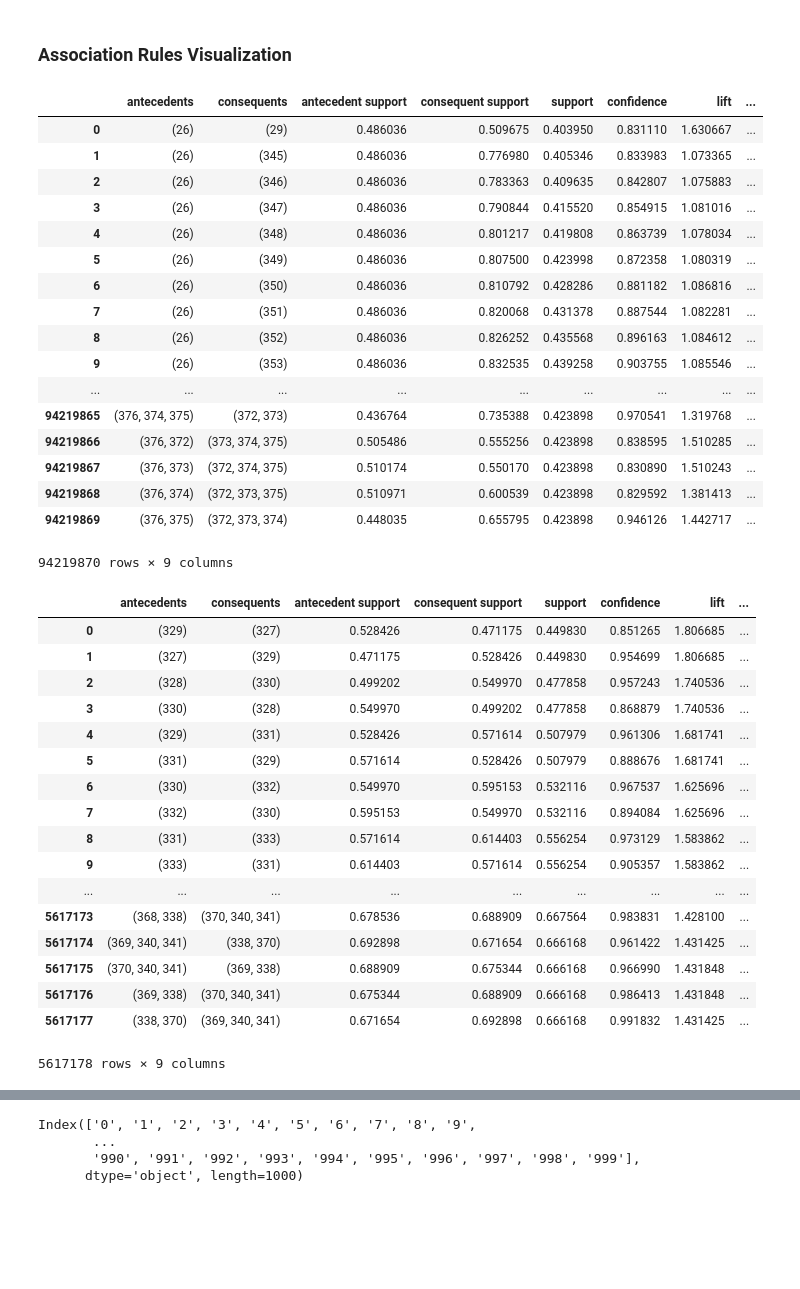
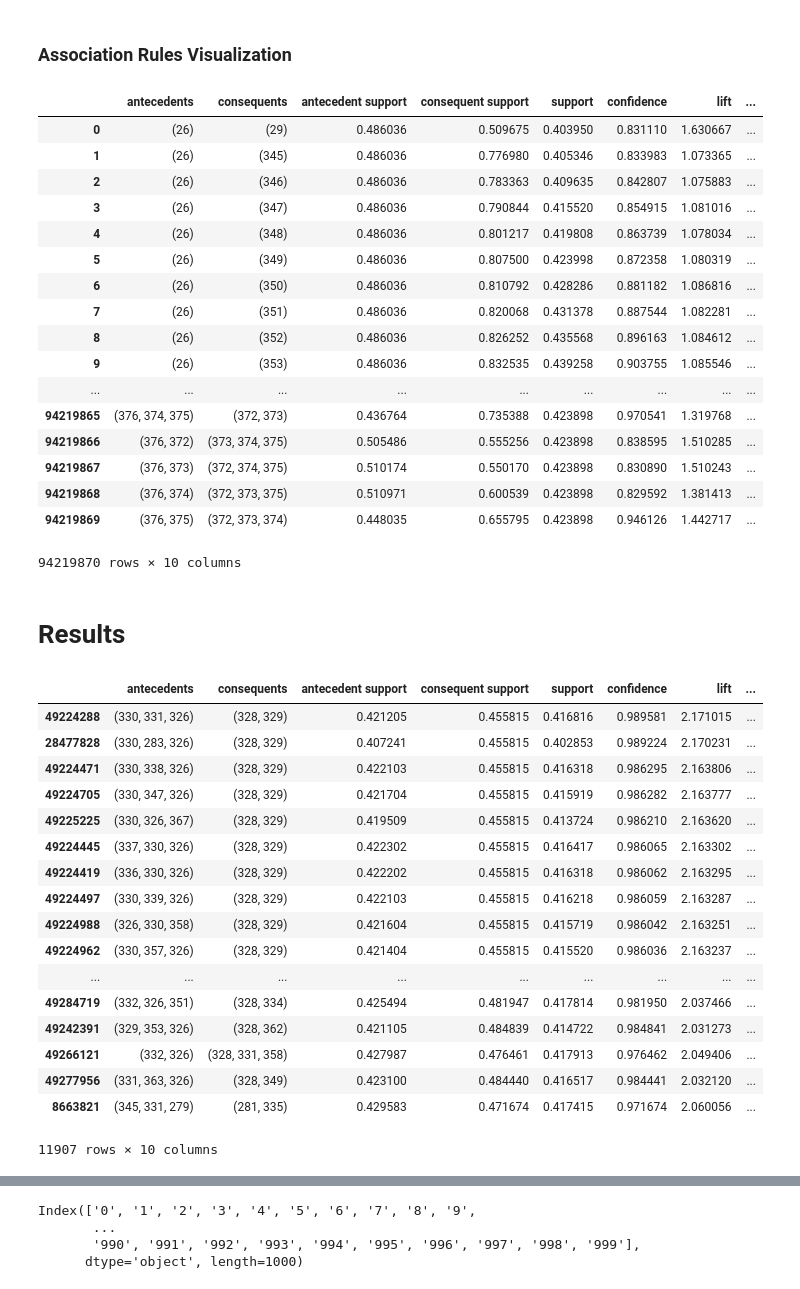
Before and after one commit to Usman095/FragMiner, a Jupyter notebook: fragminer_5_full.ipynb, the cells around one changed output, grey strips where cells are left out. Drawn from its saved outputs; the diff is of its cells as text; code cells hidden in the pictures; blank space fills up the shorter version.

```diff
--- a/fragminer_5_full.ipynb
+++ b/fragminer_5_full.ipynb
@@ -250,7 +250,7 @@ where $Pr [j]$ is the probability of the item $j$ computed as: $support(I) \time
 ### Association Rules Hyperparameters
 # %%
 confidence = 0.80     # Association Rule Confidence
-interest   = 0.20     # Association Rule Interest (leverage)
+intr   = 0.50         # Association Rule Interest (leverage)
 # %% [markdown]
 ### Association Rules
 Using the association rule mining algorithms from: *Agrawal, Rakesh, and Ramakrishnan Srikant. "Fast algorithms for mining association rules." Proc. 20th int. conf. very large data bases, VLDB. Vol. 1215. 1994*. Using implementation from the [mlxtend.association_rules](http://rasbt.github.io/mlxtend/user_guide/frequent_patterns/association_rules/) Python package.
@@ -261,11 +261,8 @@ rules_conf = association_rules(freq_itemsets,
                                min_threshold=confidence,
                                support_only=False)
 # %%
-# Get association rules based on the leverage (interest)
-rules_intr = association_rules(freq_itemsets,
-                               metric='leverage',
-                               min_threshold=interest,
-                               support_only=False)
+# Get association rules based on the interest
+rules_conf['interest'] = rules_conf['confidence'] - rules_conf['consequent support']
 # %% [markdown]
 ### Association Rules Visualization
 # %%
@@ -288,26 +285,32 @@ rules_conf
 | 94219867 | (376, 373) | (372, 374, 375) | 0.510174 | 0.550170 | 0.423898 | 0.830890 | 1.510243 | ... |
 | 94219868 | (376, 374) | (372, 373, 375) | 0.510971 | 0.600539 | 0.423898 | 0.829592 | 1.381413 | ... |
 | 94219869 | (376, 375) | (372, 373, 374) | 0.448035 | 0.655795 | 0.423898 | 0.946126 | 1.442717 | ... |
-94219870 rows × 9 columns
+94219870 rows × 10 columns
-# %%
-rules_intr
-# %% [output]
-|  | antecedents | consequents | antecedent support | consequent support | support | confidence | lift | ... |
-| 0 | (329) | (327) | 0.528426 | 0.471175 | 0.449830 | 0.851265 | 1.806685 | ... |
-| 1 | (327) | (329) | 0.471175 | 0.528426 | 0.449830 | 0.954699 | 1.806685 | ... |
-| 2 | (328) | (330) | 0.499202 | 0.549970 | 0.477858 | 0.957243 | 1.740536 | ... |
-| 3 | (330) | (328) | 0.549970 | 0.499202 | 0.477858 | 0.868879 | 1.740536 | ... |
-| 4 | (329) | (331) | 0.528426 | 0.571614 | 0.507979 | 0.961306 | 1.681741 | ... |
-| 5 | (331) | (329) | 0.571614 | 0.528426 | 0.507979 | 0.888676 | 1.681741 | ... |
-| 6 | (330) | (332) | 0.549970 | 0.595153 | 0.532116 | 0.967537 | 1.625696 | ... |
-| 7 | (332) | (330) | 0.595153 | 0.549970 | 0.532116 | 0.894084 | 1.625696 | ... |
-| 8 | (331) | (333) | 0.571614 | 0.614403 | 0.556254 | 0.973129 | 1.583862 | ... |
-| 9 | (333) | (331) | 0.614403 | 0.571614 | 0.556254 | 0.905357 | 1.583862 | ... |
-| ... | ... | ... | ... | ... | ... | ... | ... | ... |
-| 5617173 | (368, 338) | (370, 340, 341) | 0.678536 | 0.688909 | 0.667564 | 0.983831 | 1.428100 | ... |
-| 5617174 | (369, 340, 341) | (338, 370) | 0.692898 | 0.671654 | 0.666168 | 0.961422 | 1.431425 | ... |
-| 5617175 | (370, 340, 341) | (369, 338) | 0.688909 | 0.675344 | 0.666168 | 0.966990 | 1.431848 | ... |
-| 5617176 | (369, 338) | (370, 340, 341) | 0.675344 | 0.688909 | 0.666168 | 0.986413 | 1.431848 | ... |
-| 5617177 | (338, 370) | (369, 340, 341) | 0.671654 | 0.692898 | 0.666168 | 0.991832 | 1.431425 | ... |
-5617178 rows × 9 columns
+# %% [markdown]
+# Results
+# %%
+# Let's sort the results based on the leverage (interest)
+res = rules_conf.sort_values(by=['interest'], ascending=False)
+# %%
+res = res[res['interest']>=intr]
+res
+# %% [output]
+|  | antecedents | consequents | antecedent support | consequent support | support | confidence | lift | ... |
+| 49224288 | (330, 331, 326) | (328, 329) | 0.421205 | 0.455815 | 0.416816 | 0.989581 | 2.171015 | ... |
+| 28477828 | (330, 283, 326) | (328, 329) | 0.407241 | 0.455815 | 0.402853 | 0.989224 | 2.170231 | ... |
+| 49224471 | (330, 338, 326) | (328, 329) | 0.422103 | 0.455815 | 0.416318 | 0.986295 | 2.163806 | ... |
+| 49224705 | (330, 347, 326) | (328, 329) | 0.421704 | 0.455815 | 0.415919 | 0.986282 | 2.163777 | ... |
+| 49225225 | (330, 326, 367) | (328, 329) | 0.419509 | 0.455815 | 0.413724 | 0.986210 | 2.163620 | ... |
+| 49224445 | (337, 330, 326) | (328, 329) | 0.422302 | 0.455815 | 0.416417 | 0.986065 | 2.163302 | ... |
+| 49224419 | (336, 330, 326) | (328, 329) | 0.422202 | 0.455815 | 0.416318 | 0.986062 | 2.163295 | ... |
+| 49224497 | (330, 339, 326) | (328, 329) | 0.422103 | 0.455815 | 0.416218 | 0.986059 | 2.163287 | ... |
+| 49224988 | (326, 330, 358) | (328, 329) | 0.421604 | 0.455815 | 0.415719 | 0.986042 | 2.163251 | ... |
+| 49224962 | (330, 357, 326) | (328, 329) | 0.421404 | 0.455815 | 0.415520 | 0.986036 | 2.163237 | ... |
+| ... | ... | ... | ... | ... | ... | ... | ... | ... |
+| 49284719 | (332, 326, 351) | (328, 334) | 0.425494 | 0.481947 | 0.417814 | 0.981950 | 2.037466 | ... |
+| 49242391 | (329, 353, 326) | (328, 362) | 0.421105 | 0.484839 | 0.414722 | 0.984841 | 2.031273 | ... |
+| 49266121 | (332, 326) | (328, 331, 358) | 0.427987 | 0.476461 | 0.417913 | 0.976462 | 2.049406 | ... |
+| 49277956 | (331, 363, 326) | (328, 349) | 0.423100 | 0.484440 | 0.416517 | 0.984441 | 2.032120 | ... |
+| 8663821 | (345, 331, 279) | (281, 335) | 0.429583 | 0.471674 | 0.417415 | 0.971674 | 2.060056 | ... |
+11907 rows × 10 columns
 # %% [markdown]
```
Also changed, not shown: parts of 9 cells of this notebook, 2 other files.
